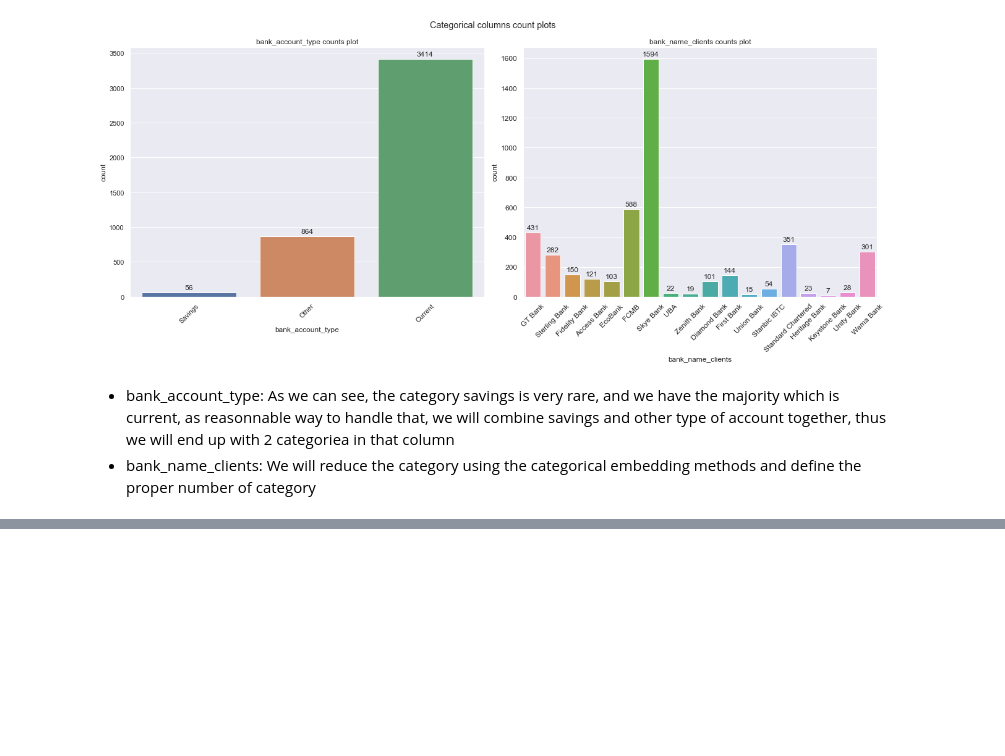
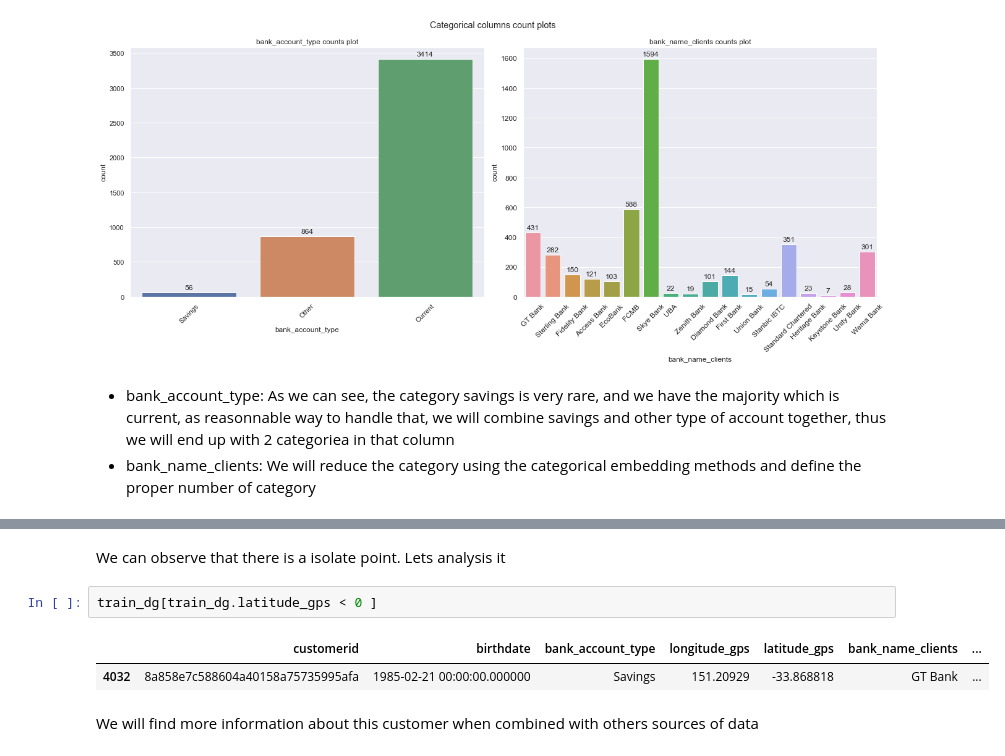
Before and after one commit to yamess/ZindiLoanPredChallenge, a Jupyter notebook: notebooks/draft.ipynb, the cells around one changed output, grey strips where cells are left out. Drawn from its saved outputs; the diff is of its cells as text; blank space fills up the shorter version.

```diff
--- a/notebooks/draft.ipynb
+++ b/notebooks/draft.ipynb
@@ -194,0 +171,9 @@ plots.plot_all_cats(nrows=1, ncols=2, figsize=(18,8))
+# %% [markdown]
+We can observe that there is a isolate point. Lets analysis it
+# %%
+train_dg[train_dg.latitude_gps < 0 ]
+# %% [output]
+|  | customerid | birthdate | bank_account_type | longitude_gps | latitude_gps | bank_name_clients | ... |
+| 4032 | 8a858e7c588604a40158a75735995afa | 1985-02-21 00:00:00.000000 | Savings | 151.20929 | -33.868818 | GT Bank | ... |
+# %% [markdown]
+We will find more information about this customer when combined with others sources of data
```
Also changed, not shown: parts of 8 cells of this notebook, 1 other file.
